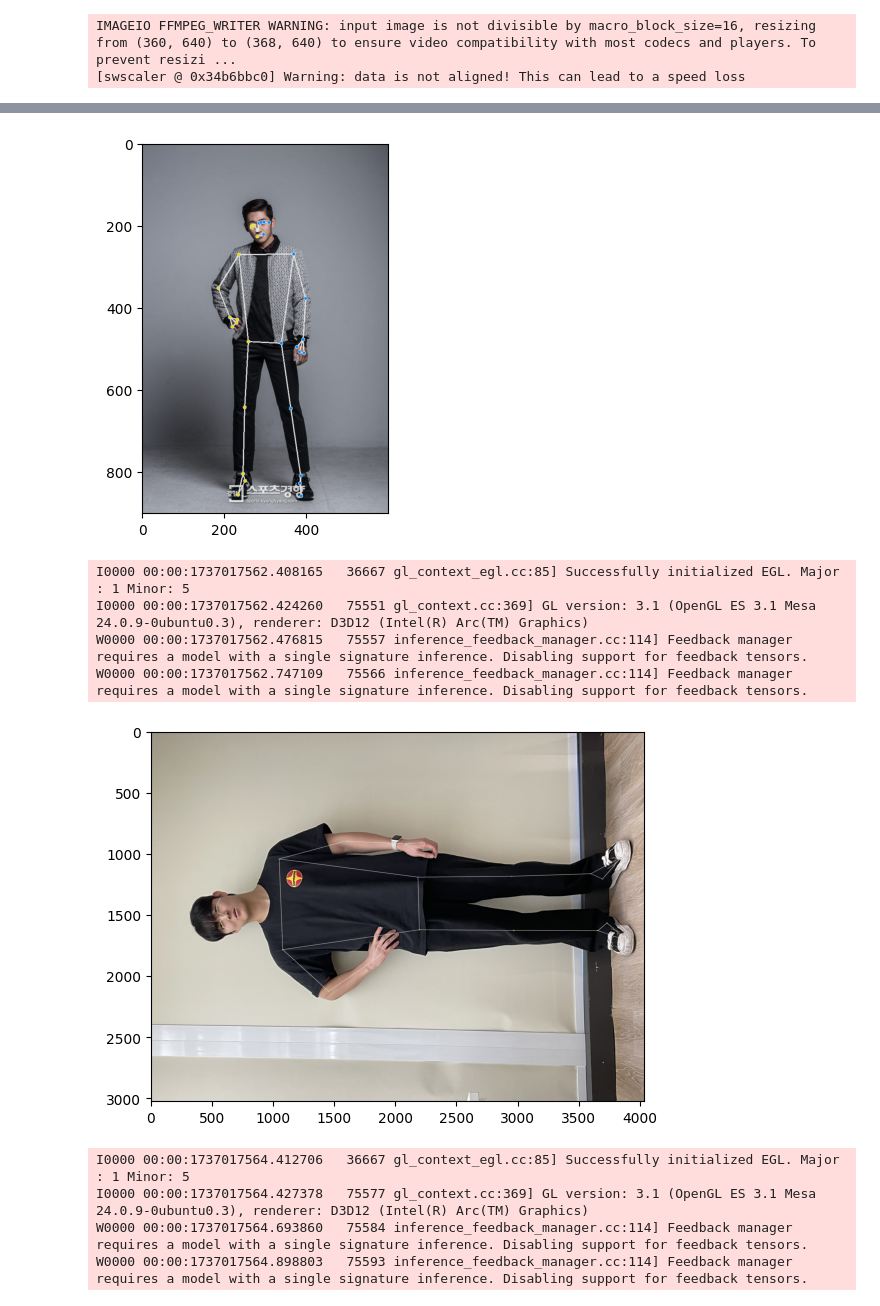
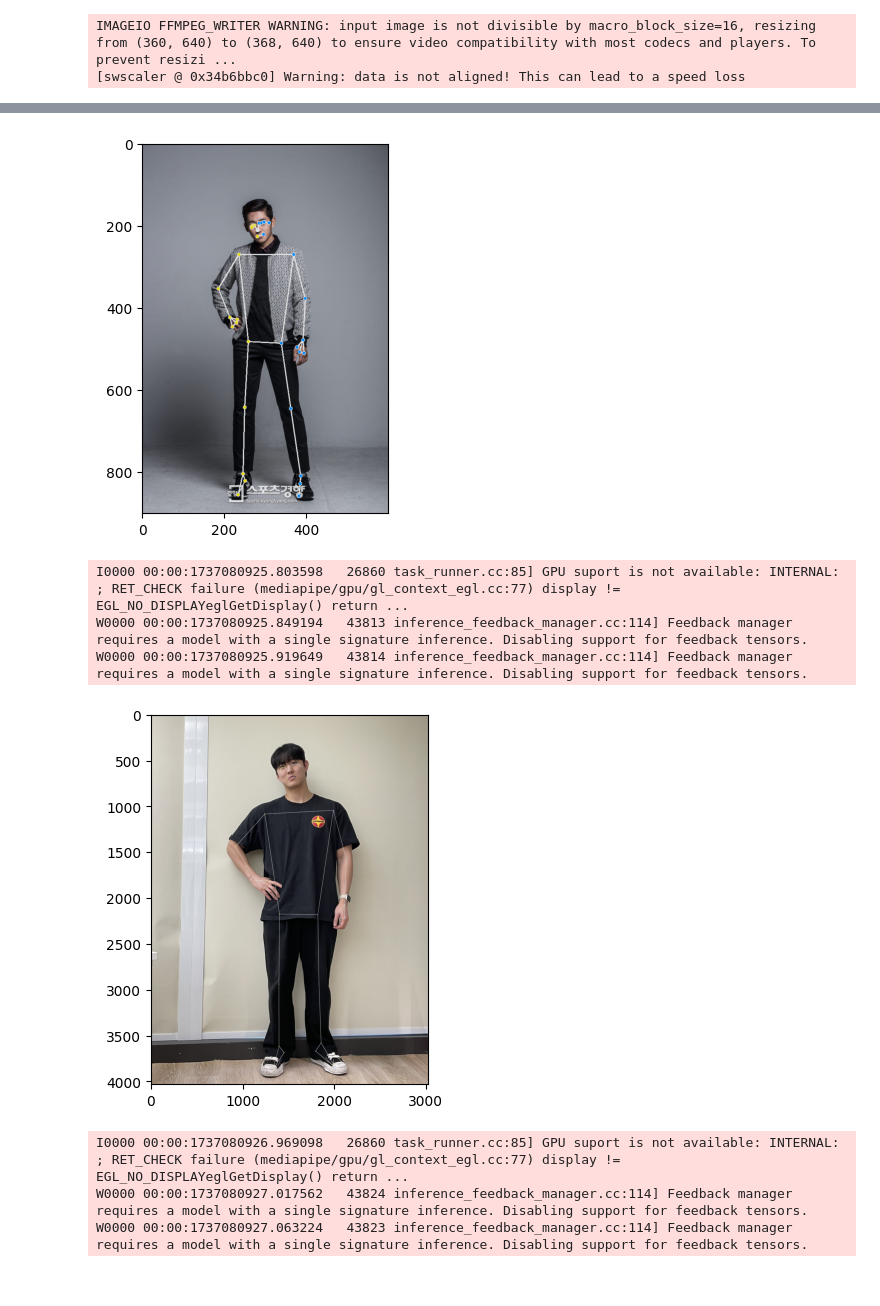
Before and after one commit to boostcampaitech7/level4-cv-finalproject-hackathon-cv-19-lv3, a Jupyter notebook: streamlit/test.ipynb, the cells around one changed output, grey strips where cells are left out. Cells and saved outputs as stored; diff of their text form; code cells hidden in the pictures.

```diff
--- a/streamlit/test.ipynb
+++ b/streamlit/test.ipynb
@@ -189,14 +191,21 @@ def get_detection(img_path):
         base_options=base_options,
         output_segmentation_masks=True)
     detector = vision.PoseLandmarker.create_from_options(options)
-    # STEP 3: Load the input image.
-    image = mp.Image.create_from_file(img_path)
-    # STEP 4: Detect pose landmarks from the input image.
-    detection_result = detector.detect(image)
-    annotated_image = draw_landmarks_on_image(image.numpy_view(), detection_result)
+    # # STEP 3: Load the input image.
+    # image = mp.Image.create_from_file(img_path)
+    # print(image.width, image.height)
+    # print(image.numpy_view().shape)
+    # # STEP 4: Detect pose landmarks from the input image.
+    # detection_result = detector.detect(image)
+    # annotated_image = draw_landmarks_on_image(image.numpy_view(), detection_result)
+    image = cv2.imread(img_path)
+    image = cv2.cvtColor(image, cv2.COLOR_BGR2RGB)
+    mp_image = mp.Image(image_format=mp.ImageFormat.SRGB, data=image)
+    detection_result = detector.detect(mp_image)
+    annotated_image = draw_landmarks_on_image(mp_image.numpy_view(), detection_result)
     plt.imshow(annotated_image)
     plt.show()
 
-    return detection_result.pose_landmarks, detection_result.segmentation_masks
-r, s = get_detection('../target_img.jpg')
+    return detection_result.pose_landmarks, detection_result.segmentation_masks, annotated_image
+r, s, a = get_detection('../target_img.jpg')
 # %% [output]
@@ -214,18 +222,18 @@ def get_area(segmentation_masks, thr=0.5):
 def refine_landmarks(landmarks):
     lst = []
     for landmark in landmarks:
-        lst.append([landmark.x, landmark.y, landmark.z, landmark.visibility])
+        lst.append([landmark.x, landmark.y, landmark.z])
     return np.array(lst)
 # %%
-target_landmarks, target_masks = get_detection("../target_img.jpg")
+target_landmarks, target_masks, target_annotated_image = get_detection("../target_img.jpg")
 target_landmarks_np = refine_landmarks(target_landmarks[0])
 target_area = get_area(target_masks[0])
 
-right_landmarks, right_masks = get_detection("../right_pose_img.jpg")
+right_landmarks, right_masks, right_annotated_image = get_detection("../right_pose_img.jpg")
 right_landmarks_np = refine_landmarks(right_landmarks[0])
 right_area = get_area(right_masks[0])
 
-wrong_landmarks, wrong_masks = get_detection("../wrong_pose_img.jpg")
+wrong_landmarks, wrong_masks, wrong_annotated_image = get_detection("../wrong_pose_img.jpg")
 wrong_landmarks_np = refine_landmarks(wrong_landmarks[0])
 wrong_area = get_area(wrong_masks[0])
 # %% [output]
@@ -236,10 +243,8 @@ W0000 00:00:1737017562.056923   75541 inference_feedback_manager.cc:114] Feedbac
 [figure]
-I0000 00:00:1737017562.408165   36667 gl_context_egl.cc:85] Successfully initialized EGL. Major : 1 Minor: 5
-I0000 00:00:1737017562.424260   75551 gl_context.cc:369] GL version: 3.1 (OpenGL ES 3.1 Mesa 24.0.9-0ubuntu0.3), renderer: D3D12 (Intel(R) Arc(TM) Graphics)
-W0000 00:00:1737017562.476815   75557 inference_feedback_manager.cc:114] Feedback manager requires a model with a single signature inference. Disabling support for feedback tensors.
-W0000 00:00:1737017562.747109   75566 inference_feedback_manager.cc:114] Feedback manager requires a model with a single signature inference. Disabling support for feedback tensors.
+I0000 00:00:1737080925.803598   26860 task_runner.cc:85] GPU suport is not available: INTERNAL: ; RET_CHECK failure (mediapipe/gpu/gl_context_egl.cc:77) display != EGL_NO_DISPLAYeglGetDisplay() return ...
+W0000 00:00:1737080925.849194   43813 inference_feedback_manager.cc:114] Feedback manager requires a model with a single signature inference. Disabling support for feedback tensors.
+W0000 00:00:1737080925.919649   43814 inference_feedback_manager.cc:114] Feedback manager requires a model with a single signature inference. Disabling support for feedback tensors.
-[figure, old version]
+[figure, new version]
-I0000 00:00:1737017564.412706   36667 gl_context_egl.cc:85] Successfully initialized EGL. Major : 1 Minor: 5
-I0000 00:00:1737017564.427378   75577 gl_context.cc:369] GL version: 3.1 (OpenGL ES 3.1 Mesa 24.0.9-0ubuntu0.3), renderer: D3D12 (Intel(R) Arc(TM) Graphics)
-W0000 00:00:1737017564.693860   75584 inference_feedback_manager.cc:114] Feedback manager requires a model with a single signature inference. Disabling support for feedback tensors.
-W0000 00:00:1737017564.898803   75593 inference_feedback_manager.cc:114] Feedback manager requires a model with a single signature inference. Disabling support for feedback tensors.
+I0000 00:00:1737080926.969098   26860 task_runner.cc:85] GPU suport is not available: INTERNAL: ; RET_CHECK failure (mediapipe/gpu/gl_context_egl.cc:77) display != EGL_NO_DISPLAYeglGetDisplay() return ...
+W0000 00:00:1737080927.017562   43824 inference_feedback_manager.cc:114] Feedback manager requires a model with a single signature inference. Disabling support for feedback tensors.
+W0000 00:00:1737080927.063224   43823 inference_feedback_manager.cc:114] Feedback manager requires a model with a single signature inference. Disabling support for feedback tensors.
```
Also changed, not shown: parts of 27 cells of this notebook, 1 other file.
